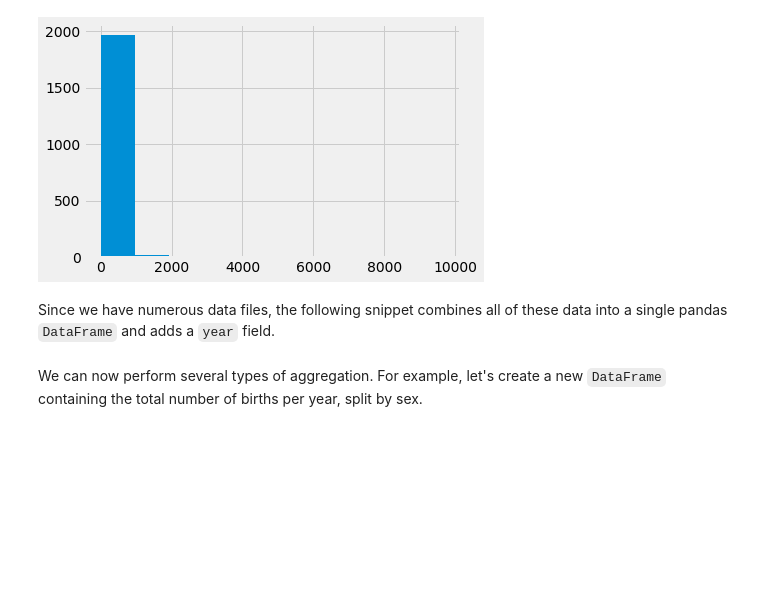
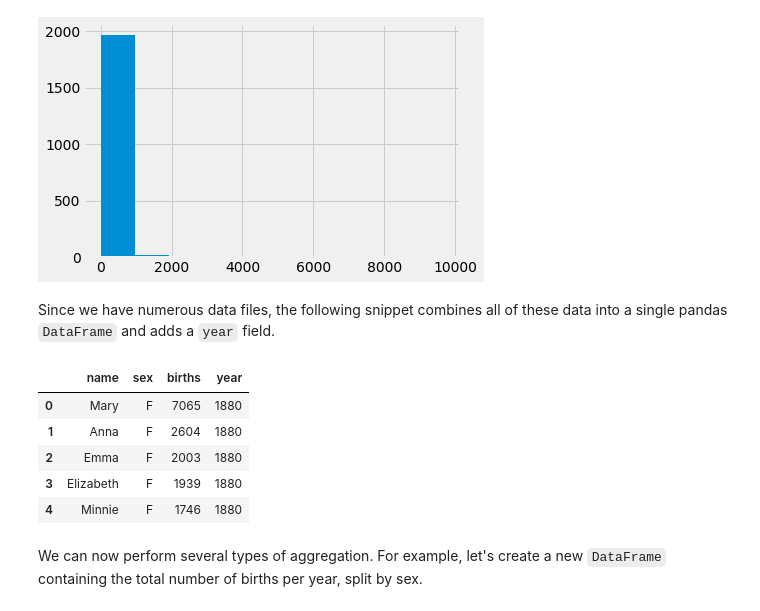
Before and after one commit to cs6220/cs6220.spring2019, a Jupyter notebook: 02 - [Example] US Baby Names.ipynb, the cells around one changed output. Saved outputs shown, nothing was run; the diff lists cells and outputs as text; code cells hidden in the pictures; blank space fills up the shorter version.

```diff
--- a/02 - [Example] US Baby Names.ipynb
+++ b/02 - [Example] US Baby Names.ipynb
@@ -129,3 +128,12 @@ df_names = pd.concat(df_list, ignore_index=True)
+# %%
+df_names.head()
+# %% [output]
+|  | name | sex | births | year |
+| 0 | Mary | F | 7065 | 1880 |
+| 1 | Anna | F | 2604 | 1880 |
+| 2 | Emma | F | 2003 | 1880 |
+| 3 | Elizabeth | F | 1939 | 1880 |
+| 4 | Minnie | F | 1746 | 1880 |
 # %% [markdown]
 We can now perform several types of aggregation. For example, let's create a new `DataFrame` containing the total number of births per year, split by sex.
 # %%
```
Also changed, not shown: parts of 2 cells of this notebook.
